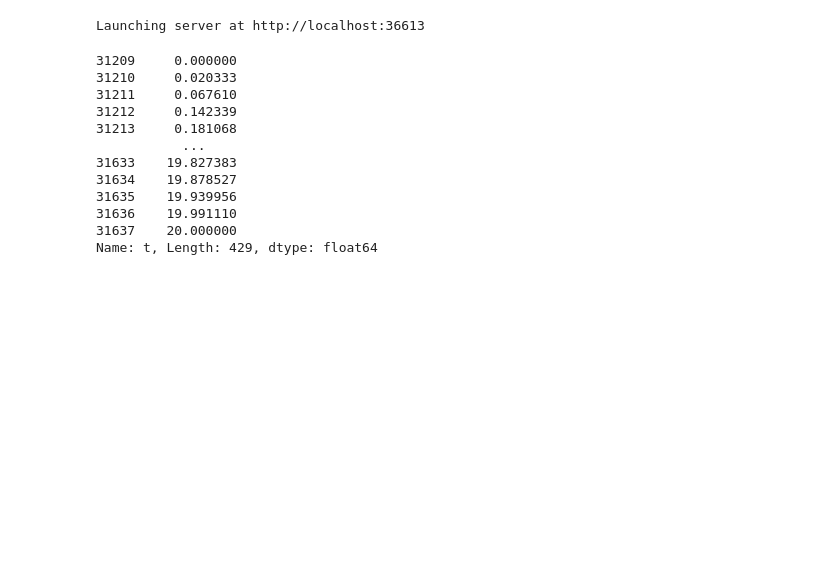
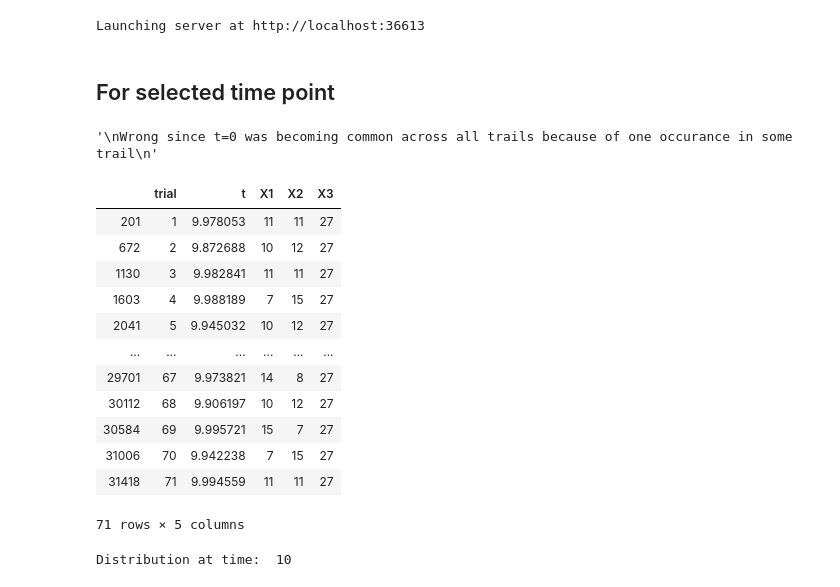
Before and after one commit to rsatwik/Science_of_Information_Statistics_and_Learning, a Jupyter notebook: python_post_simulation_analysis.ipynb, the cells around one changed output. Drawn from its saved outputs; the diff is of its cells as text; code cells hidden in the pictures; blank space fills up the shorter version.

```diff
--- a/python_post_simulation_analysis.ipynb
+++ b/python_post_simulation_analysis.ipynb
@@ -29,3 +43,5 @@ data_df
 # %%
-data_temp = data_df[data_df.trial==1]
-temp = data_temp.hvplot(x='t', y='X1', kind='line', title=str(i), xlabel='x', ylabel='y',width=1300, height=600,grid=True) * data_temp.hvplot(x='t', y='X2', kind='line') * data_temp.hvplot(x='t', y='X3', kind='line')
+for i in range(2,72):
+    data_temp = data_df[data_df.trial==i]
+    temp *= data_temp.hvplot(x='t', y='X1', kind='line', title=str(i), xlabel='x', ylabel='y',width=1300, height=600,grid=True) * data_temp.hvplot(x='t', y='X2', kind='line') * data_temp.hvplot(x='t', y='X3', kind='line')
+hvplot.show(temp)
@@ -32,5 +49,0 @@ temp = data_temp.hvplot(x='t', y='X1', kind='line', title=str(i), xlabel='x', yl
-# %%
-for i in range(72):
-    data_temp = data_df[data_df.trial==i]
-    temp += data_temp.hvplot(x='t', y='X1', kind='line', title=str(i), xlabel='x', ylabel='y',width=1300, height=600,grid=True) * data_temp.hvplot(x='t', y='X2', kind='line') * data_temp.hvplot(x='t', y='X3', kind='line')
-hvplot.show(temp)
@@ -39,5 +49,0 @@ Launching server at http://localhost:40227
-# %%
-for i in range(72):
-    data_temp = data_df[data_df.trial==i]
-    temp *= data_temp.hvplot(x='t', y='X1', kind='line', title=str(i), xlabel='x', ylabel='y',width=1300, height=600,grid=True) * data_temp.hvplot(x='t', y='X2', kind='line') * data_temp.hvplot(x='t', y='X3', kind='line')
-hvplot.show(temp)
@@ -79,19 +85,50 @@ hvplot.show(data_t.hvplot.hist(y=['X1','X2','X3']))
 [interactive output not drawn]
 [interactive output not drawn]
 Launching server at http://localhost:36613
-# %%
-for i in range(72):
-data_df[data_df.trial==i].t
-# %% [output]
-31209     0.000000
-31210     0.020333
-31211     0.067610
-31212     0.142339
-31213     0.181068
-           ...
-31633    19.827383
-31634    19.878527
-31635    19.939956
-31636    19.991110
-31637    20.000000
-Name: t, Length: 429, dtype: float64
+# %% [markdown]
+## For selected time point
+# %%
+'''
+Wrong since t=0 was becoming common across all trails because of one occurance in some trail
+'''
+# import holoviews as hv
+# hv.extension('bokeh')
+
+# time_to_watch_at = 0.08
+# t_list = [list(data_df[data_df.trial==i][data_df[data_df.trial==i].t<time_to_watch_at].t)[-1] for i in range(1,72)]
+# data_t = data_df[data_df.t.isin(t_list)]
+# data_t = data_t.drop(columns=['t','trial'])
+
+
+# data_t.hvplot.hist(y=['X1','X2','X3'],subplots=True,width=300)
+# # data_t.hvplot.density(y=['X1','X2','X3'], subplots=True,width=300)
+# %% [output]
+'\nWrong since t=0 was becoming common across all trails because of one occurance in some trail\n'
+# %%
+data_t = data_df.copy(deep=True)
+data_t['pairs']=None
+data_t['pairs']=tuple(zip(data_t.trial,data_t.t))
+
+time_to_watch_at = 10
+t_list = [(i,list(data_df[data_df.trial==i][data_df[data_df.trial==i].t<time_to_watch_at].t)[-1]) for i in range(1,72)]
+data_t = data_t[data_t.pairs.isin(t_list)]
+del data_t['pairs']
+data_t
+# %% [output]
+|  | trial | t | X1 | X2 | X3 |
+| 201 | 1 | 9.978053 | 11 | 11 | 27 |
+| 672 | 2 | 9.872688 | 10 | 12 | 27 |
+| 1130 | 3 | 9.982841 | 11 | 11 | 27 |
+| 1603 | 4 | 9.988189 | 7 | 15 | 27 |
+| 2041 | 5 | 9.945032 | 10 | 12 | 27 |
+| ... | ... | ... | ... | ... | ... |
+| 29701 | 67 | 9.973821 | 14 | 8 | 27 |
+| 30112 | 68 | 9.906197 | 10 | 12 | 27 |
+| 30584 | 69 | 9.995721 | 15 | 7 | 27 |
+| 31006 | 70 | 9.942238 | 7 | 15 | 27 |
+| 31418 | 71 | 9.994559 | 11 | 11 | 27 |
+71 rows × 5 columns
+# %%
+print("Distribution at time: ",time_to_watch_at)
+# %% [output]
+Distribution at time:  10
```
Also changed, not shown: parts of 17 cells of this notebook.
